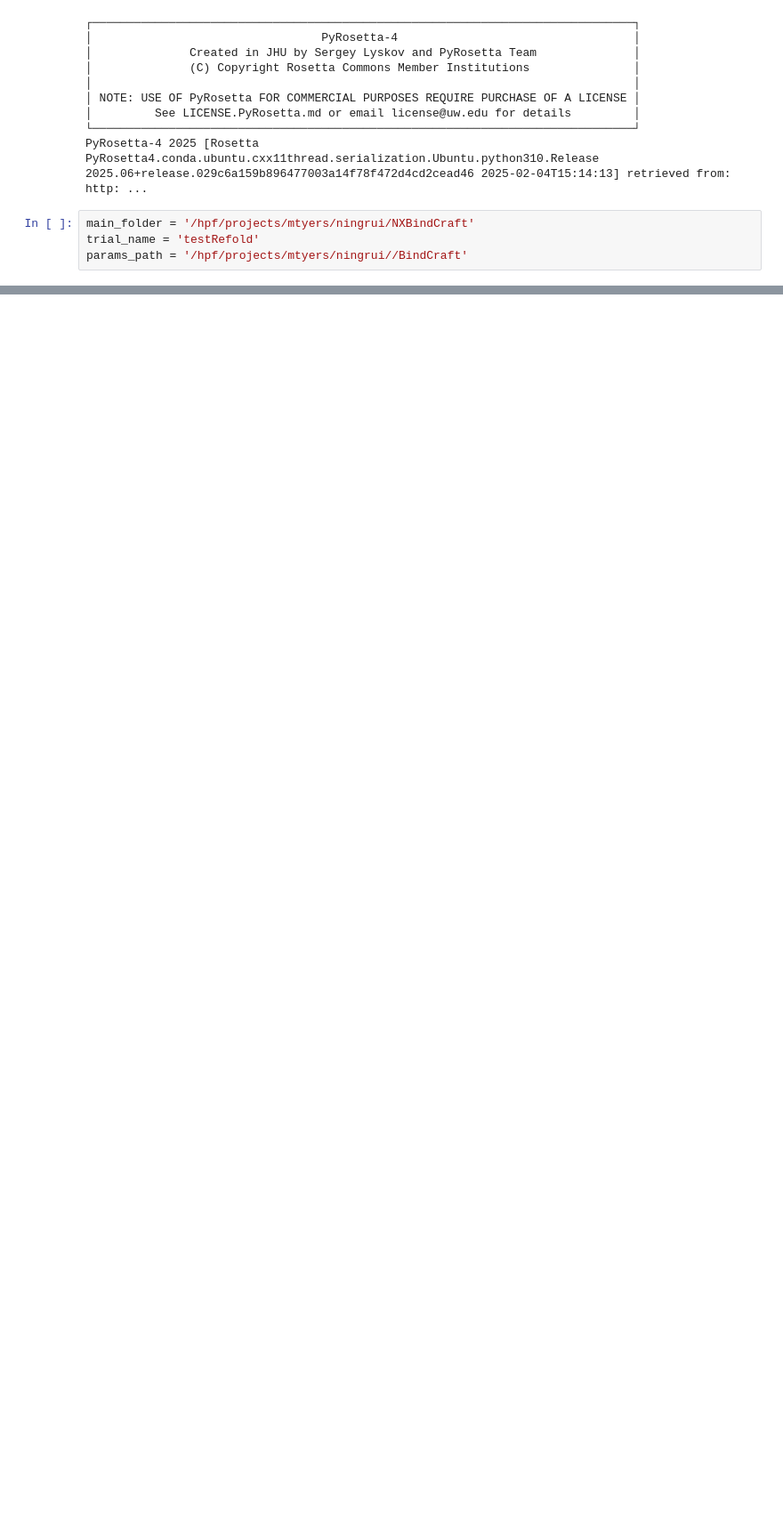
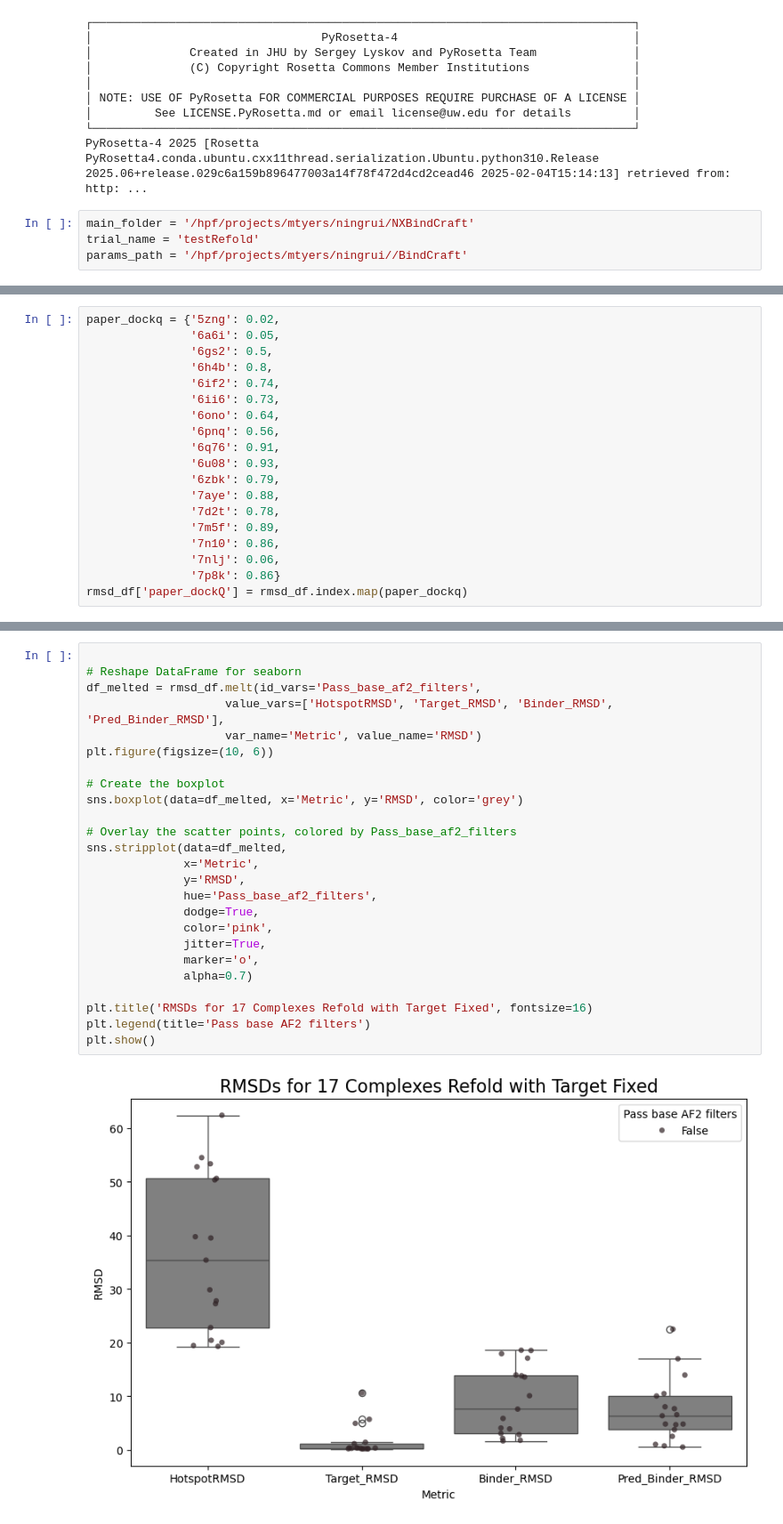
Before and after one commit to Tiffany-Xie/NXBindCraft, a Jupyter notebook: notebooks/complexRefold.ipynb, the cells around one changed output, grey strips where cells are left out. Shown at 89% size. Saved outputs shown, nothing was run; the diff lists cells and outputs as text; blank space fills up the shorter version.

```diff
--- a/notebooks/complexRefold.ipynb
+++ b/notebooks/complexRefold.ipynb
@@ -143,0 +202,19 @@ for complex_name in complex_list:
+# %%
+paper_dockq = {'5zng': 0.02,
+               '6a6i': 0.05,
+               '6gs2': 0.5,
+               '6h4b': 0.8,
+               '6if2': 0.74,
+               '6ii6': 0.73,
+               '6ono': 0.64,
+               '6pnq': 0.56,
+               '6q76': 0.91,
+               '6u08': 0.93,
+               '6zbk': 0.79,
+               '7aye': 0.88,
+               '7d2t': 0.78,
+               '7m5f': 0.89,
+               '7n10': 0.86,
+               '7nlj': 0.06,
+               '7p8k': 0.86}
+rmsd_df['paper_dockQ'] = rmsd_df.index.map(paper_dockq)
@@ -143,0 +460,27 @@ for complex_name in complex_list:
+# %%
+
+# Reshape DataFrame for seaborn
+df_melted = rmsd_df.melt(id_vars='Pass_base_af2_filters',
+                    value_vars=['HotspotRMSD', 'Target_RMSD', 'Binder_RMSD', 'Pred_Binder_RMSD'],
+                    var_name='Metric', value_name='RMSD')
+plt.figure(figsize=(10, 6))
+
+# Create the boxplot
+sns.boxplot(data=df_melted, x='Metric', y='RMSD', color='grey')
+
+# Overlay the scatter points, colored by Pass_base_af2_filters
+sns.stripplot(data=df_melted,
+              x='Metric',
+              y='RMSD',
+              hue='Pass_base_af2_filters',
+              dodge=True,
+              color='pink',
+              jitter=True,
+              marker='o',
+              alpha=0.7)
+
+plt.title('RMSDs for 17 Complexes Refold with Target Fixed', fontsize=16)
+plt.legend(title='Pass base AF2 filters')
+plt.show()
+# %% [output]
+[figure, added]
```
Also changed, not shown: parts of 19 cells of this notebook, 2 other files.
